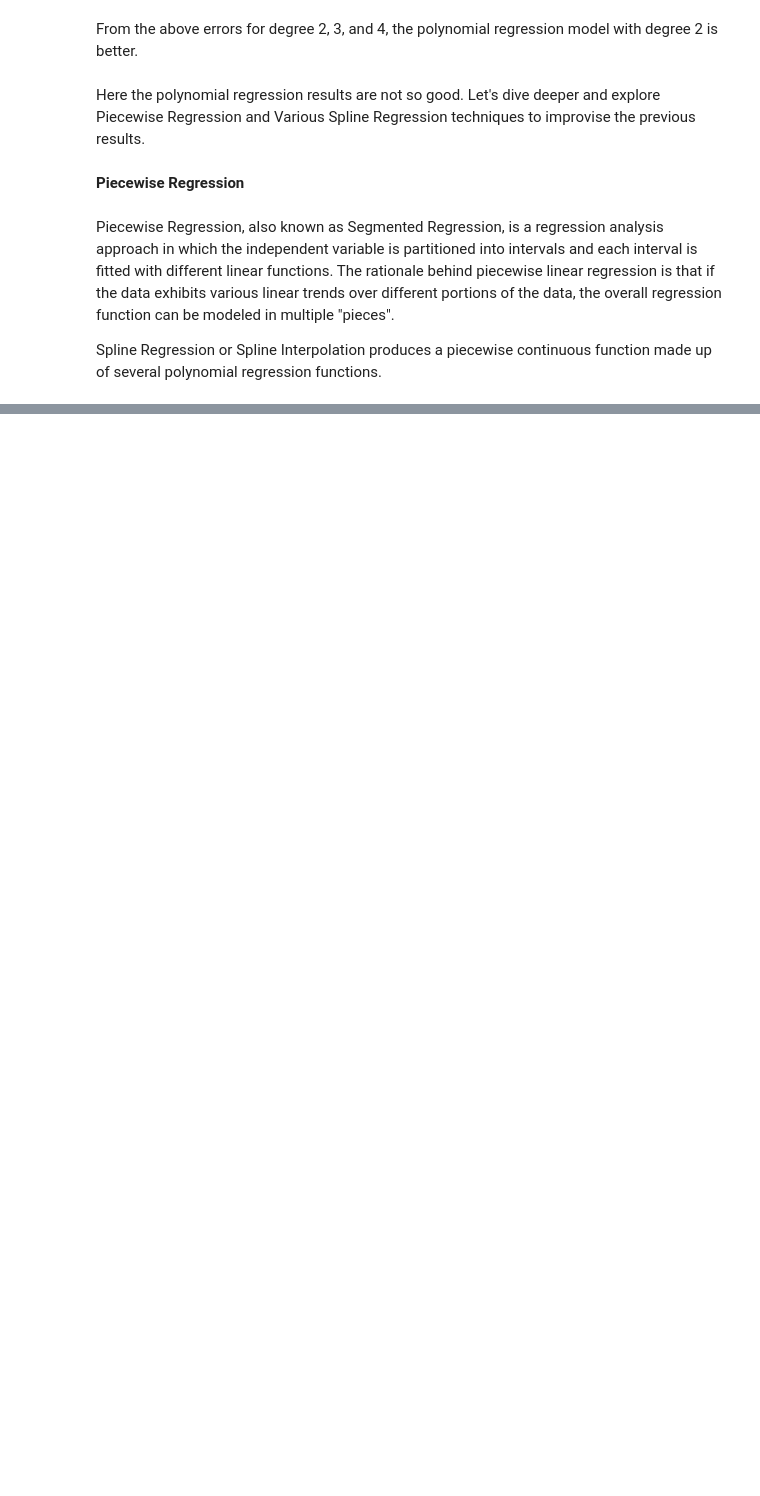
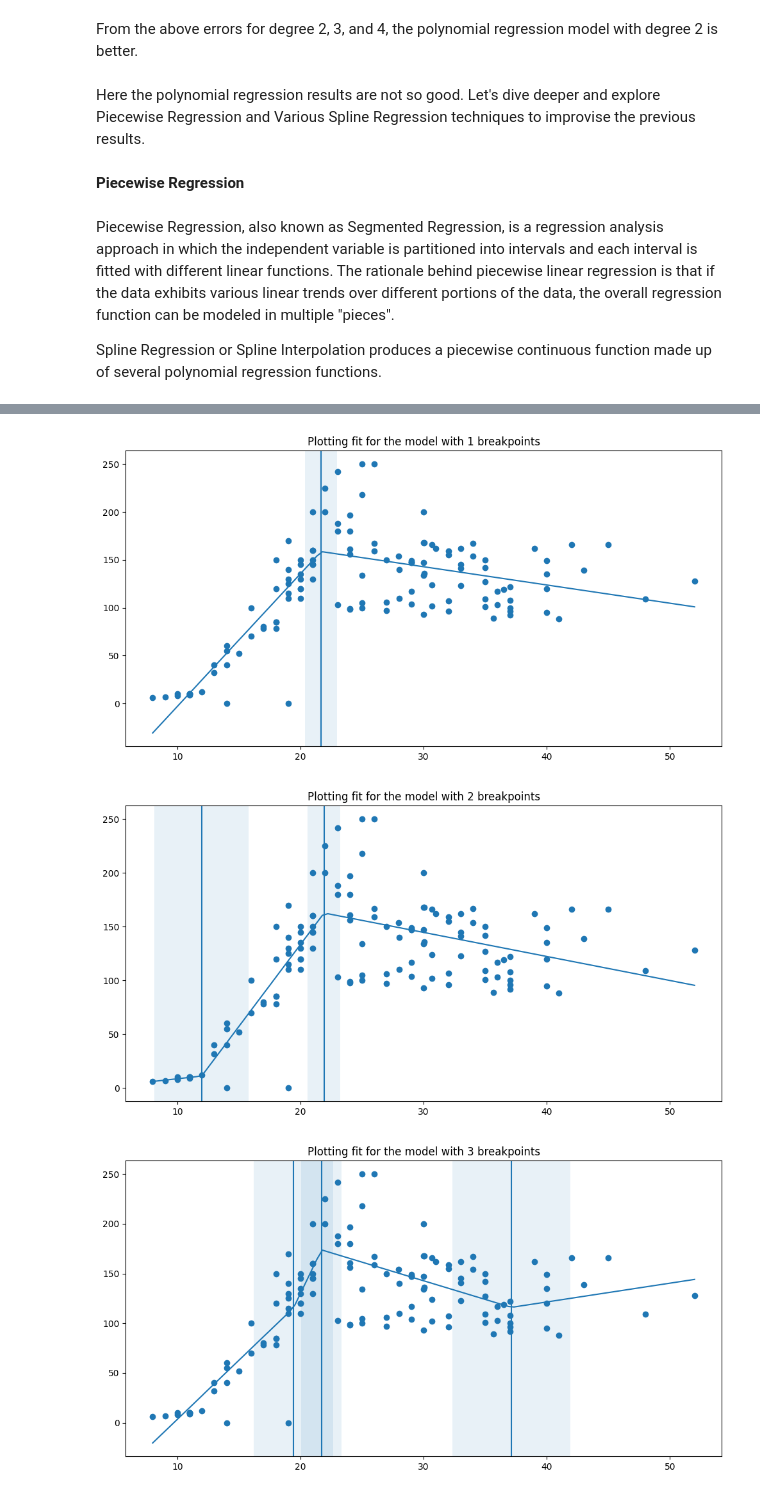
Before and after one commit to sk-aili/sports-analytics-2, a Jupyter notebook: lib/polynomial_regression.ipynb, the cells around one changed output, grey strips where cells are left out. Saved outputs shown, nothing was run; the diff lists cells and outputs as text; code cells hidden in the pictures; blank space fills up the shorter version.

```diff
--- a/lib/polynomial_regression.ipynb
+++ b/lib/polynomial_regression.ipynb
@@ -1199,0 +1296,2 @@ Notes:
+# %%
+overall_model = piecewise_regression.ModelSelection(X_train_clean.WL.ravel(), y_train.ravel(), max_breakpoints=5)
@@ -1199,0 +1318,10 @@ Notes:
+# %%
+# plot the models
+for model in overall_model.models:
+    model.plot()
+    plt.title("Plotting fit for the model with {} breakpoints".format(model.n_breakpoints))
+    plt.show()
+# %% [output]
+[figure, added]
+[figure, added]
+[figure, added]
```
Also changed, not shown: parts of 56 cells of this notebook, 10 other files.
